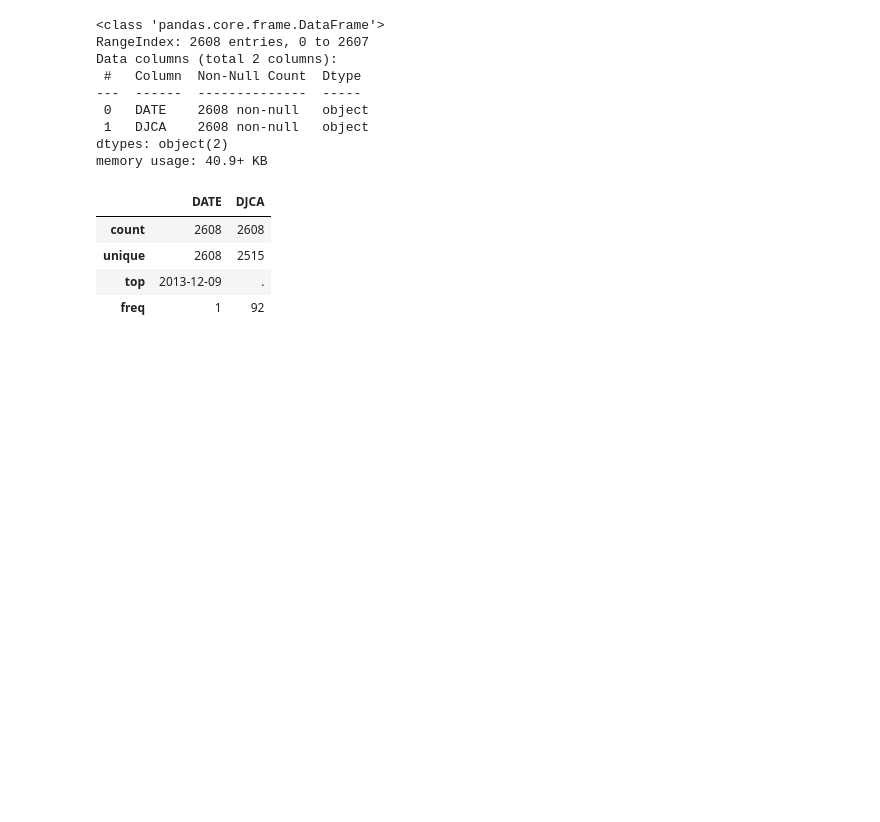
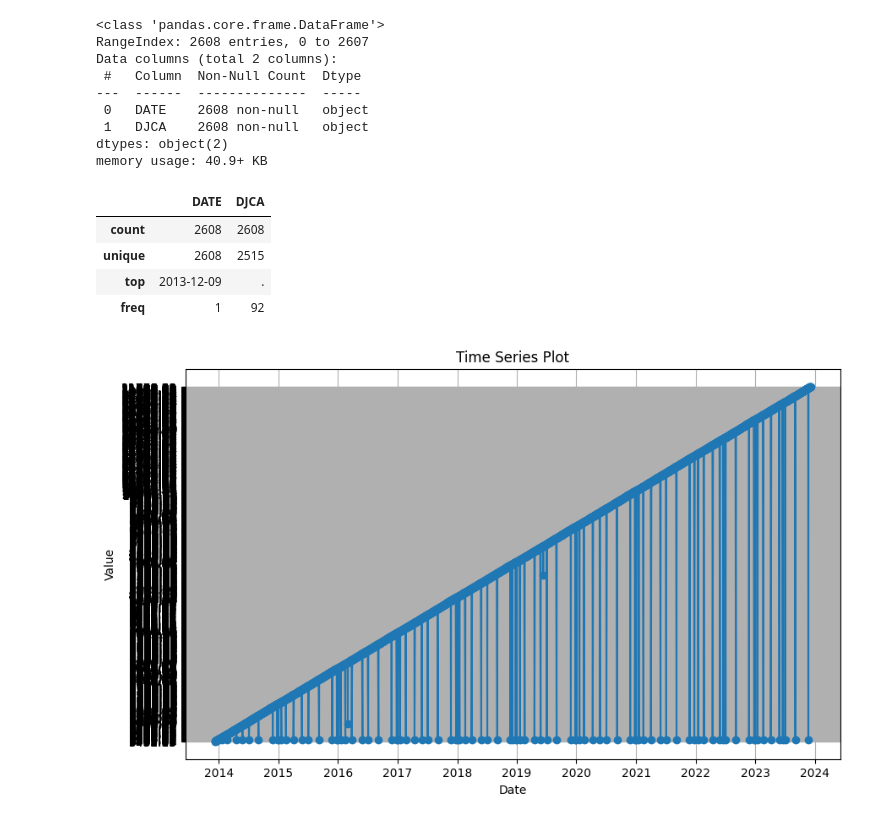
Before and after one commit to mglissmann/stock_market, a Jupyter notebook: analysis.ipynb, the cells around one changed output. Cells and saved outputs as stored; diff of their text form; code cells hidden in the pictures; blank space fills up the shorter version.

Commit message:
added time series plot

```diff
--- a/analysis.ipynb
+++ b/analysis.ipynb
@@ -66,3 +67,23 @@ dataframes_dict['DJCA'].describe()
 | unique | 2608 | 2515 |
 | top | 2013-12-09 | . |
 | freq | 1 | 92 |
+# %%
+djca_df = dataframes_dict['DJCA']
+# %%
+# Convert the 'Date' column to datetime format
+djca_df['DATE'] = pd.to_datetime(djca_df['DATE'])
+
+# Plotting
+plt.figure(figsize=(10, 6))
+plt.plot(djca_df['DATE'], djca_df['DJCA'], marker='o', linestyle='-')
+
+# Adding labels and title
+plt.xlabel('Date')
+plt.ylabel('Value')
+plt.title('Time Series Plot')
+
+# Display the plot
+plt.grid(True)
+plt.show()
+# %% [output]
+[figure, added]
```
Also changed, not shown: parts of 2 cells of this notebook.
